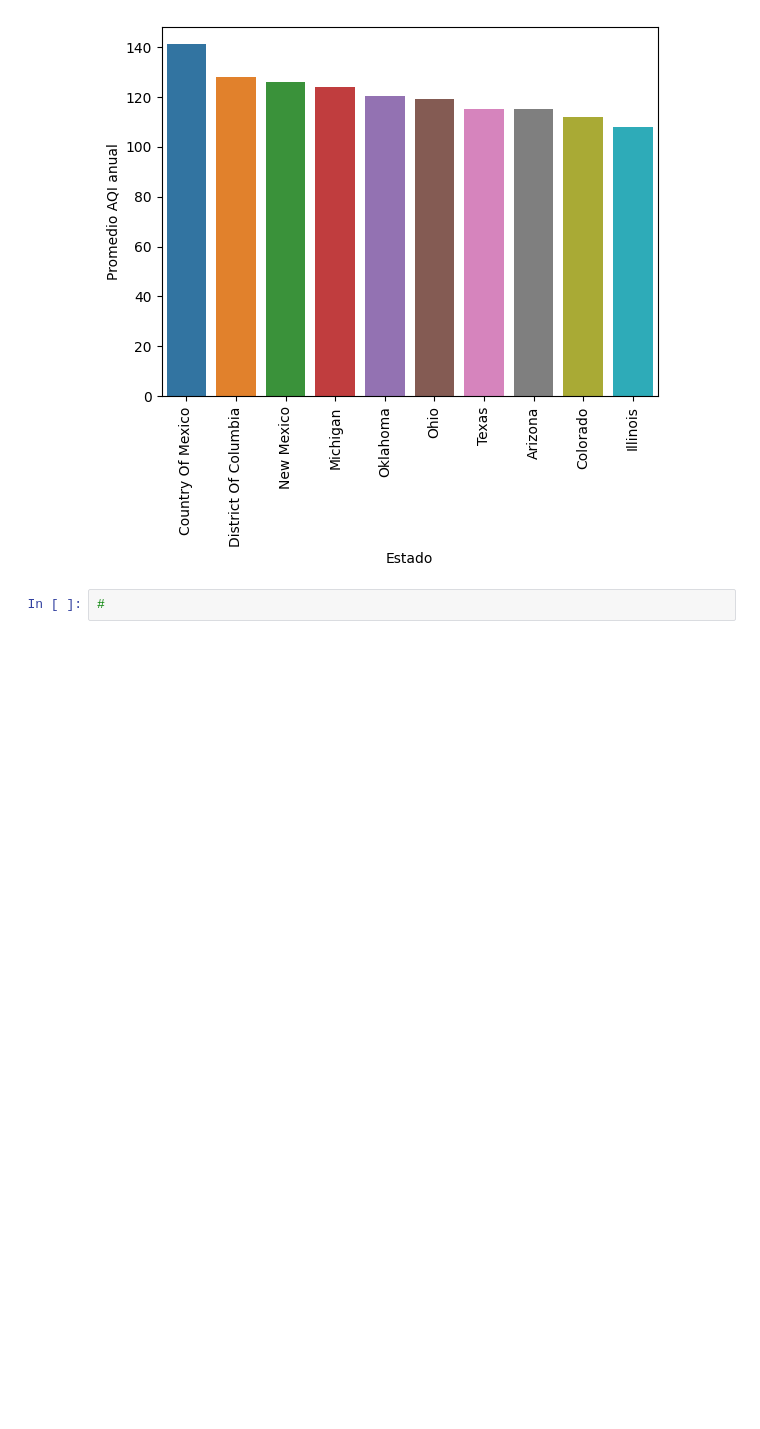
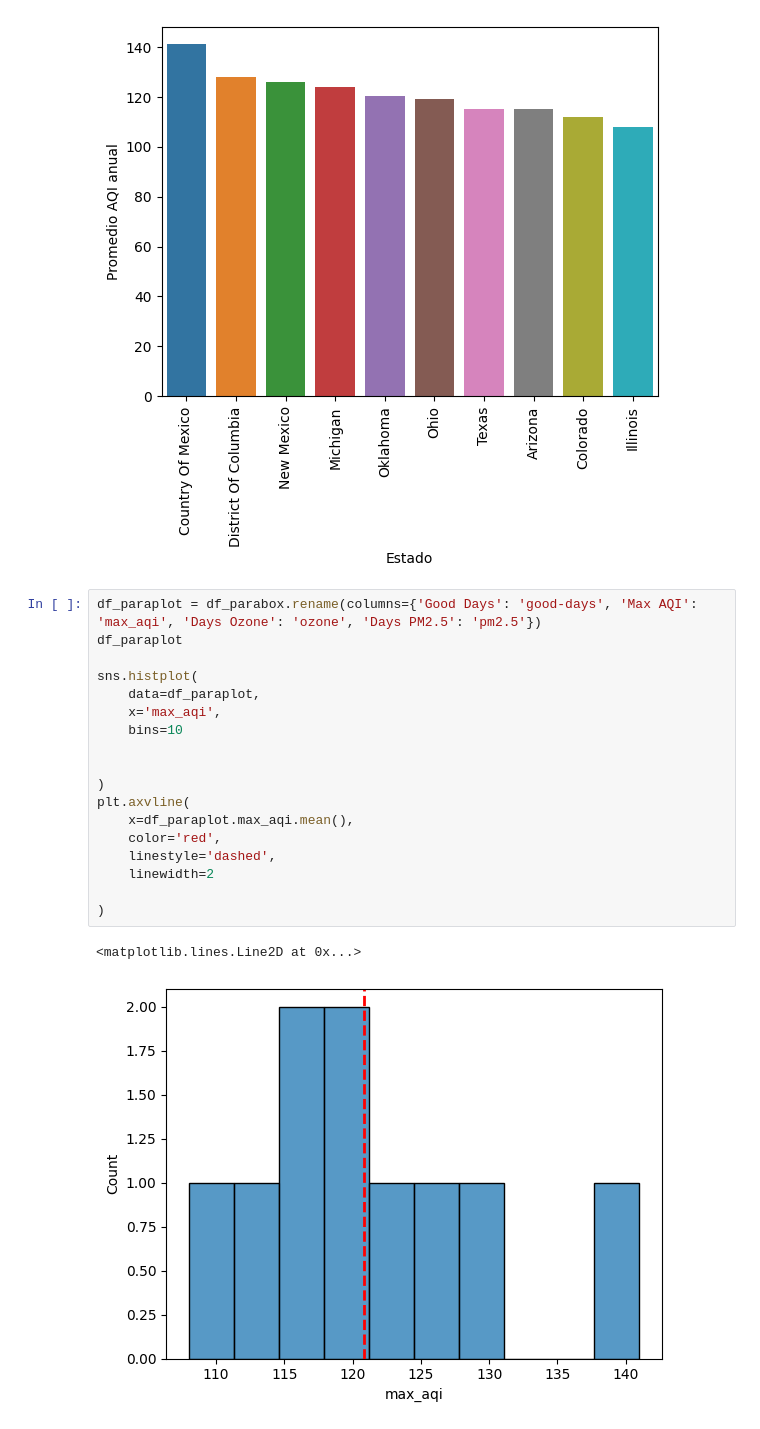
Before and after one commit to adolfo85/DataAir, a Jupyter notebook: notebooks/0.0-air-introduction.ipynb, the cells around one changed output. Saved outputs shown, nothing was run; the diff lists cells and outputs as text; blank space fills up the shorter version.

Commit message:
agregado de histograma y plot de AQI

```diff
--- a/notebooks/0.0-air-introduction.ipynb
+++ b/notebooks/0.0-air-introduction.ipynb
@@ -116,5 +98,24 @@ grafico1.set_xticklabels(grafico1.get_xticklabels(), rotation=90)
 plt.show()
 # %% [output]
 [figure]
-# %%
-#
+# %%
+df_paraplot = df_parabox.rename(columns={'Good Days': 'good-days', 'Max AQI': 'max_aqi', 'Days Ozone': 'ozone', 'Days PM2.5': 'pm2.5'})
+df_paraplot
+
+sns.histplot(
+    data=df_paraplot,
+    x='max_aqi',
+    bins=10
+
+
+)
+plt.axvline(
+    x=df_paraplot.max_aqi.mean(),
+    color='red',
+    linestyle='dashed',
+    linewidth=2
+
+)
+# %% [output]
+<matplotlib.lines.Line2D at 0x...>
+[figure, added]
```
Also changed, not shown: parts of 2 cells of this notebook.
